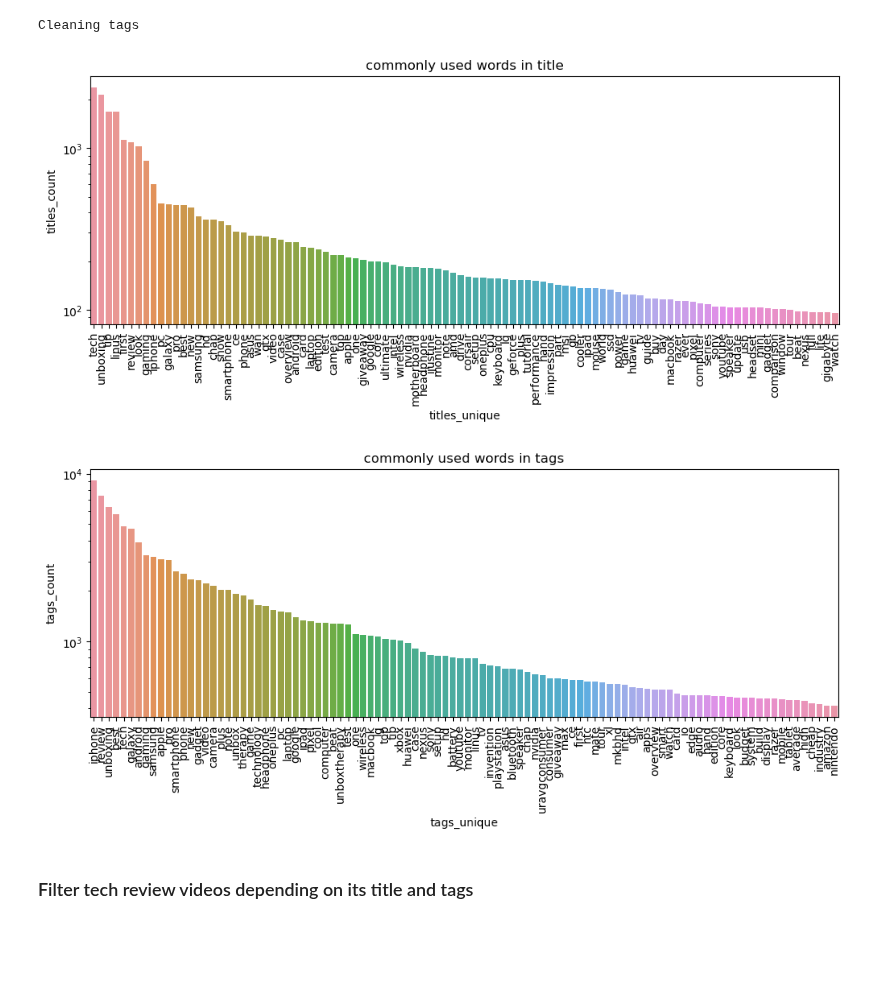
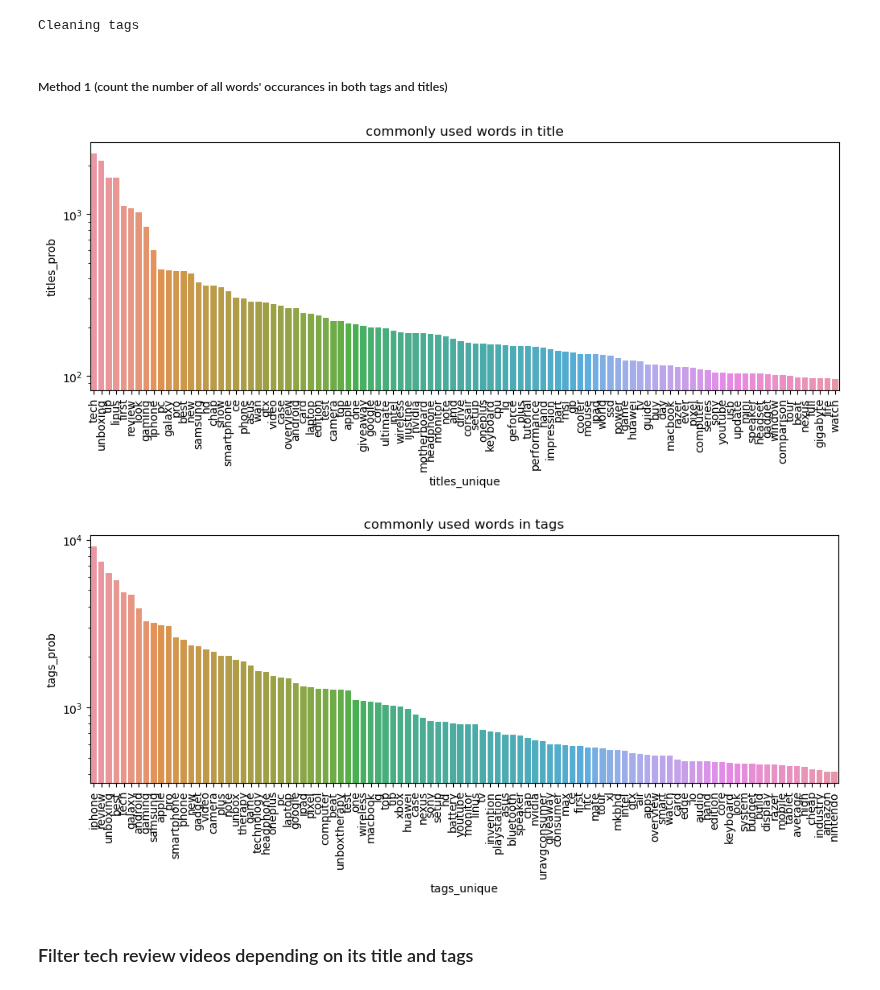
Before and after one commit to epfl-ada/ada-2023-project-datasquad2023, a Jupyter notebook: preprocessing.ipynb, the cells around one changed output. Cells and saved outputs as stored; diff of their text form; code cells hidden in the pictures; blank space fills up the shorter version.

```diff
--- a/preprocessing.ipynb
+++ b/preprocessing.ipynb
@@ -48,13 +50,19 @@ total_rows = 72924794
 chunksize = 100000
 for df_json in tqdm(pd.read_json(PATH_YT_METADATA, compression="infer", lines=True, chunksize=chunksize), desc='Loading data', total=total_rows/chunksize):
     df_json.drop(["description", "crawl_date"], inplace=True, axis=1)
-    df_json = df_json[df_json['categories'] == 'Science & Technology']
+    df_json = df_json[(df_json['categories'] == 'Education') | (df_json['categories'] == 'Science & Technology')]
     df_json["upload_date"] = pd.to_datetime(df_json["upload_date"])
 
     dfs.append(df_json)
 yt_metadata = pd.concat(dfs)
-# yt_metadata.to_pickle(PATH_YT_TECH_METADATA,compression='gzip')
-# yt_metadata = pd.read_pickle(PATH_YT_TECH_METADATA,compression='gzip')
+
+# add number of comments
+num_comments = pd.read_csv(PATH_NUM_COMMENTS, compression="infer", sep="\t")
+yt_metadata = pd.merge(yt_metadata, num_comments, on='display_id', how='left')
+
+# store
+yt_metadata.to_csv(PATH_YT_TECH_EDU_METADATA, sep="\t", index=False, compression="infer")
+# yt_metadata = pd.read_csv(PATH_YT_TECH_EDU_METADATA, sep="\t", compression="infer")
 # %% [markdown]
 ### Select most popular tech review channels' videos
 # %%
@@ -70,21 +78,6 @@ popular_tech_channels_id = df_channels[df_channels.name_cc.isin(popular_tech_cha
 popular_tech_channels_videos = yt_metadata[yt_metadata.channel_id.isin(popular_tech_channels_id)][['tags','title']]
 # %% [markdown]
 ### Find the most commonly used words both in tags and titles
-# %%
-def clean_text(text_data):
-    # to lowercase
-    text_data = text_data.lower()
-    # remove all non-English-letter characters
-    text_data = re.sub(r'[^a-z]', ' ', text_data)
-    # create a list
-    text_data = text_data.split()
-    # bring the words to its base form
-    wl = WordNetLemmatizer()
-    # remove stopwords
-    text_data_lem = [wl.lemmatize(word) for word in text_data if not word in set(stopwords.words('english'))]
-    # remove single letters
-    text_data_clean = [word for word in text_data_lem if len(word)>1]
-    return text_data_clean
 # %%
 # clean title and tags features
 print('Cleaning title')
@@ -112,25 +95,31 @@ tags_common = tags_unique.sort_values(by='tags_count',ascending=False).iloc[:100
 # %% [output]
 Cleaning title
 Cleaning tags
+# %% [markdown]
+##### Method 1 (count the number of all words' occurances in both tags and titles)
+# %%
+# get the most commonly used words in tags and titles
+tags_common = get_common_words(all_tags).rename({'word':'tags_unique','occurance':'tags_prob'},axis=1)
+titles_common = get_common_words(all_titles).rename({'word':'titles_unique','occurance':'titles_prob'},axis=1)
 # %%
 # plot the most commonly used words in titles
 plt.figure(figsize=(12,4))
-sns.barplot(x = titles_common.titles_unique, y = titles_common.titles_count)
+sns.barplot(x = titles_common.titles_unique, y = titles_common.titles_prob)
 plt.xticks(rotation=90)
 plt.title('commonly used words in title')
 plt.yscale('log')
 plt.show()
 # %% [output]
-[figure, old version]
+[figure, new version]
 # %%
 # plot the most commonly used words in tags
 plt.figure(figsize=(12,4))
-sns.barplot(x = tags_common.tags_unique, y = tags_common.tags_count)
+sns.barplot(x = tags_common.tags_unique, y = tags_common.tags_prob)
 plt.xticks(rotation=90)
 plt.title('commonly used words in tags')
 plt.yscale('log')
 plt.show()
 # %% [output]
-[figure, old version]
+[figure, new version]
 # %% [markdown]
 ### Filter tech review videos depending on its title and tags
```
Also changed, not shown: parts of 13 cells of this notebook.
